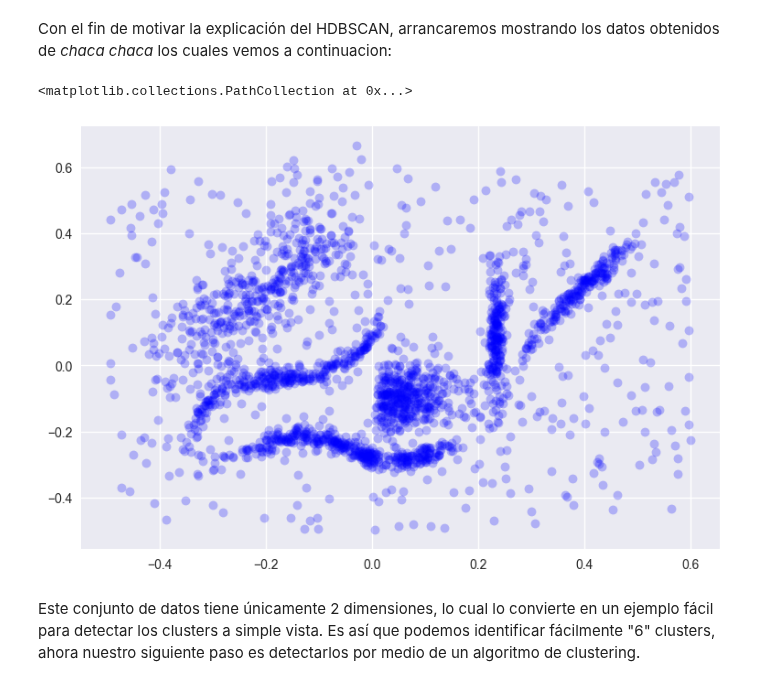
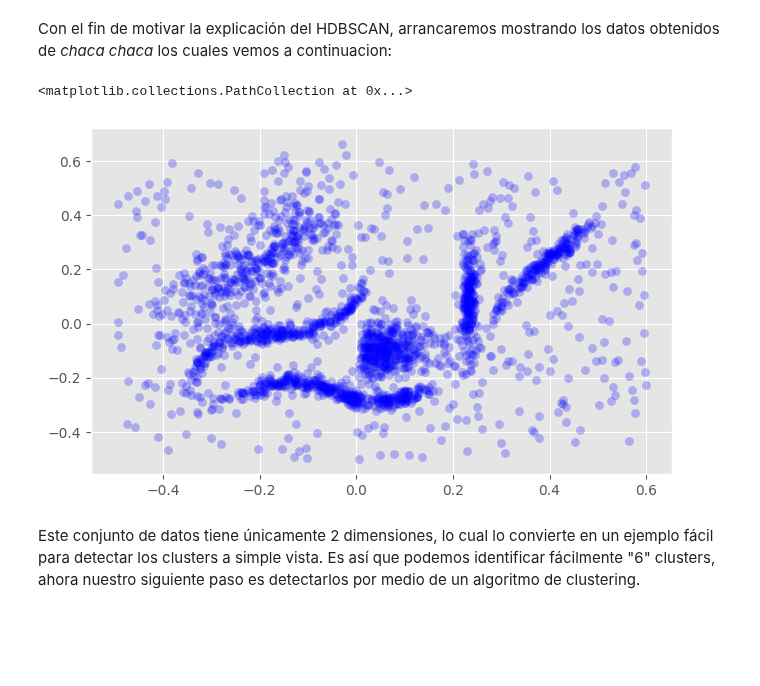
Before and after one commit to Datavaid/HDBSCAN, a Jupyter notebook: HDBSCAN.ipynb, the cells around one changed output. Drawn from its saved outputs; the diff is of its cells as text; code cells hidden in the pictures; blank space fills up the shorter version.

```diff
--- a/HDBSCAN.ipynb
+++ b/HDBSCAN.ipynb
@@ -34,19 +34,19 @@ import pandas as pd
 import matplotlib.pyplot as plt
 import seaborn as sns
 from matplotlib.pylab import rcParams
-#plt.style.use('seaborn')
-rcParams['figure.figsize'] = 9, 6
+plt.style.use('ggplot')
+rcParams['figure.figsize'] = 7.5, 4.5
 
 from IPython.display import Image
 # %%
-data = np.load('C:/Users/dfdop/Documents/Data-Mining/HDBSCAN-y-GMM/clusterable_data.npy')
+data = np.load('C:/Users/dfdop/Documents/Data-Mining/HDBSCAN-y-GMM/Data/clusterable_data.npy')
 # %% [markdown]
 Con el fin de motivar la explicación del HDBSCAN, arrancaremos mostrando los datos obtenidos de *chaca chaca* los cuales vemos a continuacion:
 # %%
-plt.scatter(*data.T, s=50, linewidth=0, c='b', alpha=0.25)
+plt.scatter(*data.T, s=40, linewidth=0, c='b', alpha=0.25)
 # %% [output]
 <matplotlib.collections.PathCollection at 0x...>
-[figure, old version]
+[figure, new version]
 # %% [markdown]
 Este conjunto de datos tiene únicamente 2 dimensiones, lo cual lo convierte en un ejemplo fácil para detectar los clusters a simple vista. Es así que podemos identificar fácilmente "6" clusters, ahora nuestro siguiente paso es detectarlos por medio de un algoritmo de clustering.
 # %% [markdown]
```
Also changed, not shown: parts of 62 cells of this notebook, 34 other files.
